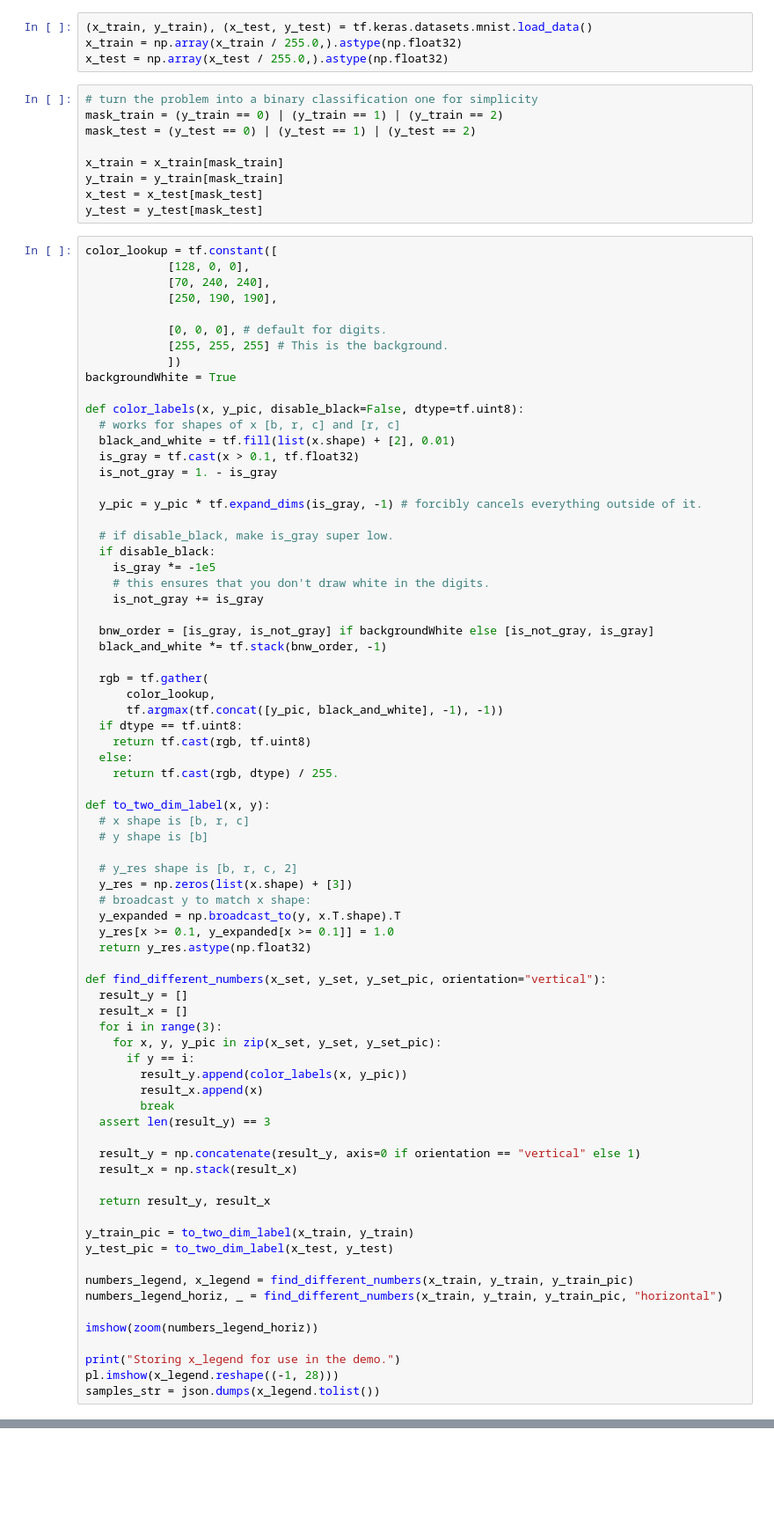
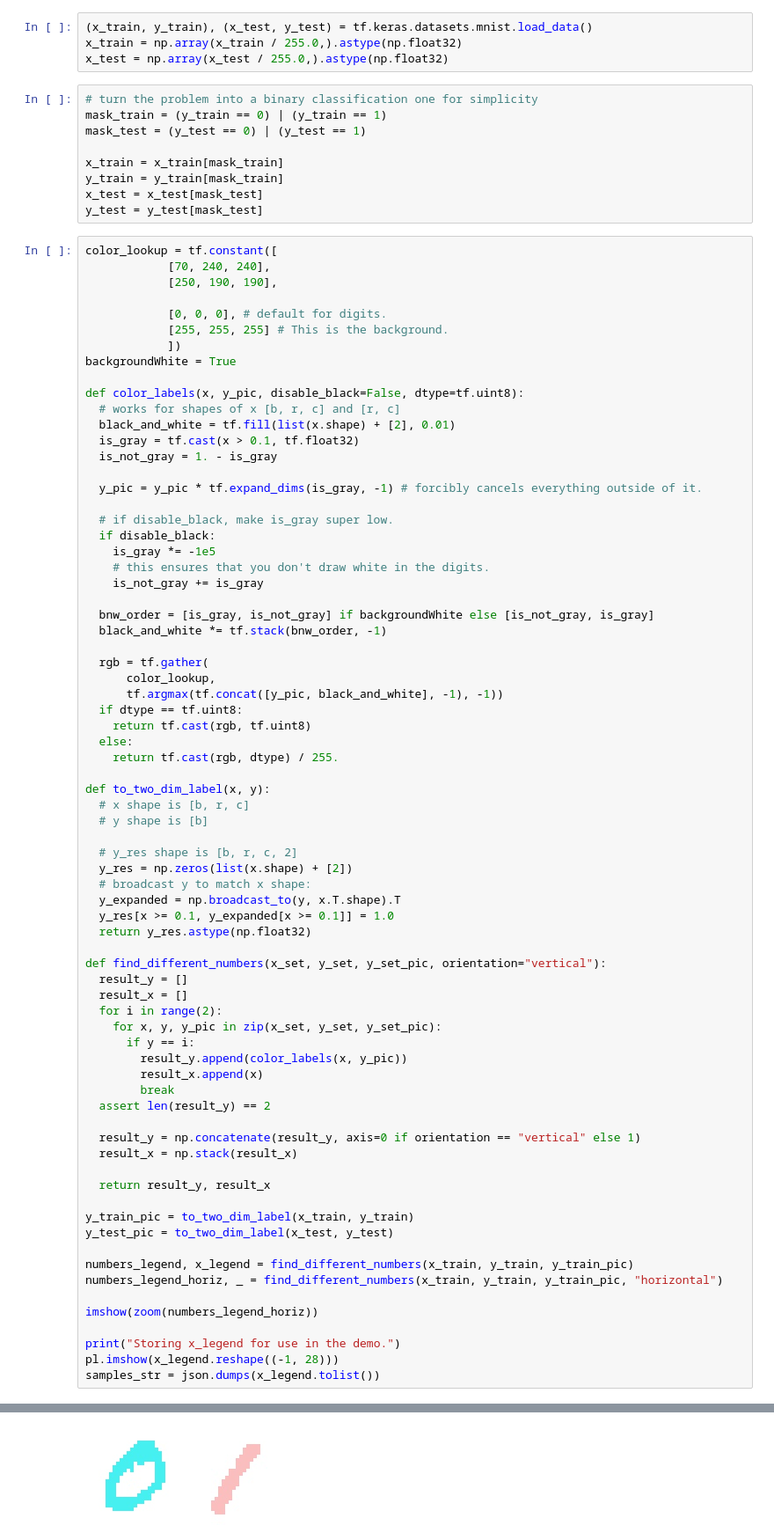
Before and after one commit to de-lachende-cavalier/sorvis, a Jupyter notebook: mini_experiments/signaling.ipynb, the cells around one changed output, grey strips where cells are left out. Shown at 88% size. Saved outputs shown, nothing was run; the diff lists cells and outputs as text; blank space fills up the shorter version.

```diff
--- a/mini_experiments/signaling.ipynb
+++ b/mini_experiments/signaling.ipynb
@@ -108,8 +125,8 @@ x_train = np.array(x_train / 255.0,).astype(np.float32)
 x_test = np.array(x_test / 255.0,).astype(np.float32)
 # %%
 # turn the problem into a binary classification one for simplicity
-mask_train = (y_train == 0) | (y_train == 1) | (y_train == 2)
-mask_test = (y_test == 0) | (y_test == 1) | (y_test == 2)
+mask_train = (y_train == 0) | (y_train == 1)
+mask_test = (y_test == 0) | (y_test == 1)
 
 x_train = x_train[mask_train]
 y_train = y_train[mask_train]
@@ -117,7 +134,6 @@ x_test = x_test[mask_test]
 y_test = y_test[mask_test]
 # %%
 color_lookup = tf.constant([
-            [128, 0, 0],
             [70, 240, 240],
             [250, 190, 190],
 
@@ -156,7 +172,7 @@ def to_two_dim_label(x, y):
   # y shape is [b]
 
   # y_res shape is [b, r, c, 2]
-  y_res = np.zeros(list(x.shape) + [3])
+  y_res = np.zeros(list(x.shape) + [2])
   # broadcast y to match x shape:
   y_expanded = np.broadcast_to(y, x.T.shape).T
   y_res[x >= 0.1, y_expanded[x >= 0.1]] = 1.0
@@ -165,13 +181,13 @@ def to_two_dim_label(x, y):
 def find_different_numbers(x_set, y_set, y_set_pic, orientation="vertical"):
   result_y = []
   result_x = []
-  for i in range(3):
+  for i in range(2):
     for x, y, y_pic in zip(x_set, y_set, y_set_pic):
       if y == i:
         result_y.append(color_labels(x, y_pic))
         result_x.append(x)
         break
-  assert len(result_y) == 3
+  assert len(result_y) == 2
 
   result_y = np.concatenate(result_y, axis=0 if orientation == "vertical" else 1)
   result_x = np.stack(result_x)
@@ -189,3 +205,4 @@ imshow(zoom(numbers_legend_horiz))
 print("Storing x_legend for use in the demo.")
 pl.imshow(x_legend.reshape((-1, 28)))
 samples_str = json.dumps(x_legend.tolist())
+# %% [output]
@@ -191,0 +214 @@ samples_str = json.dumps(x_legend.tolist())
+[figure, added]
```
Also changed, not shown: parts of 43 cells of this notebook, 1 other file.
